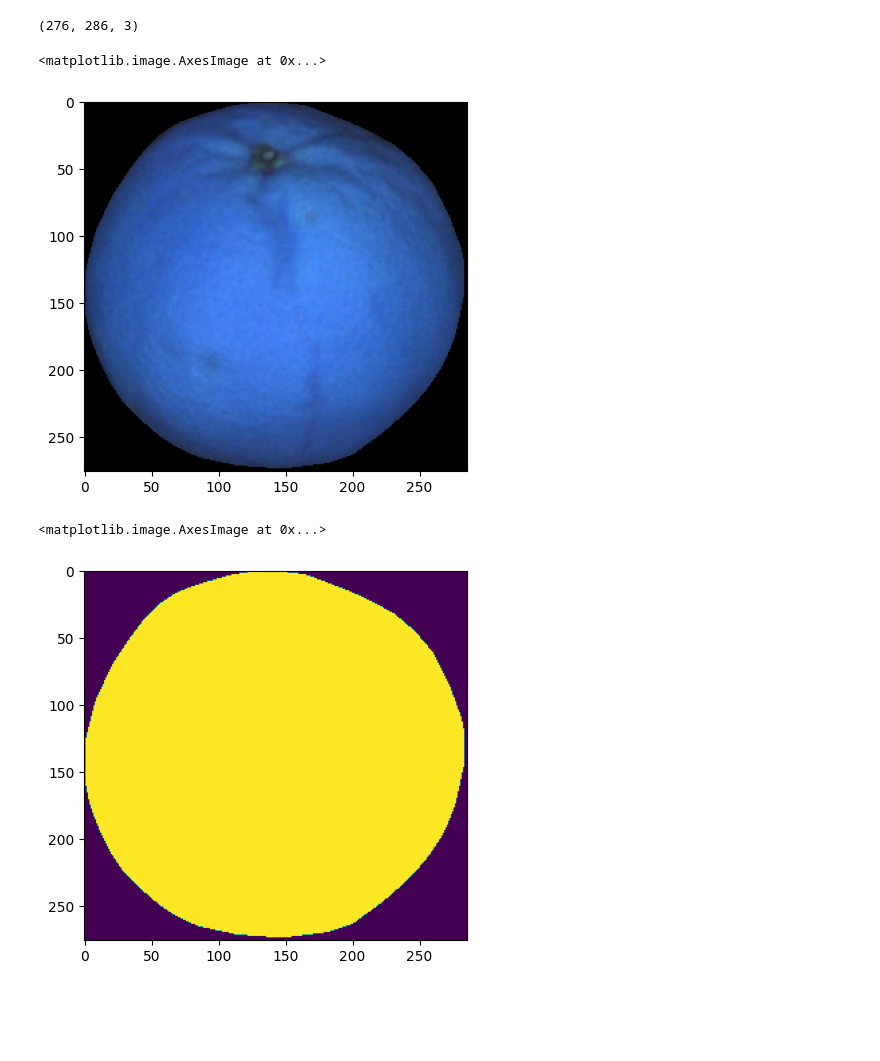
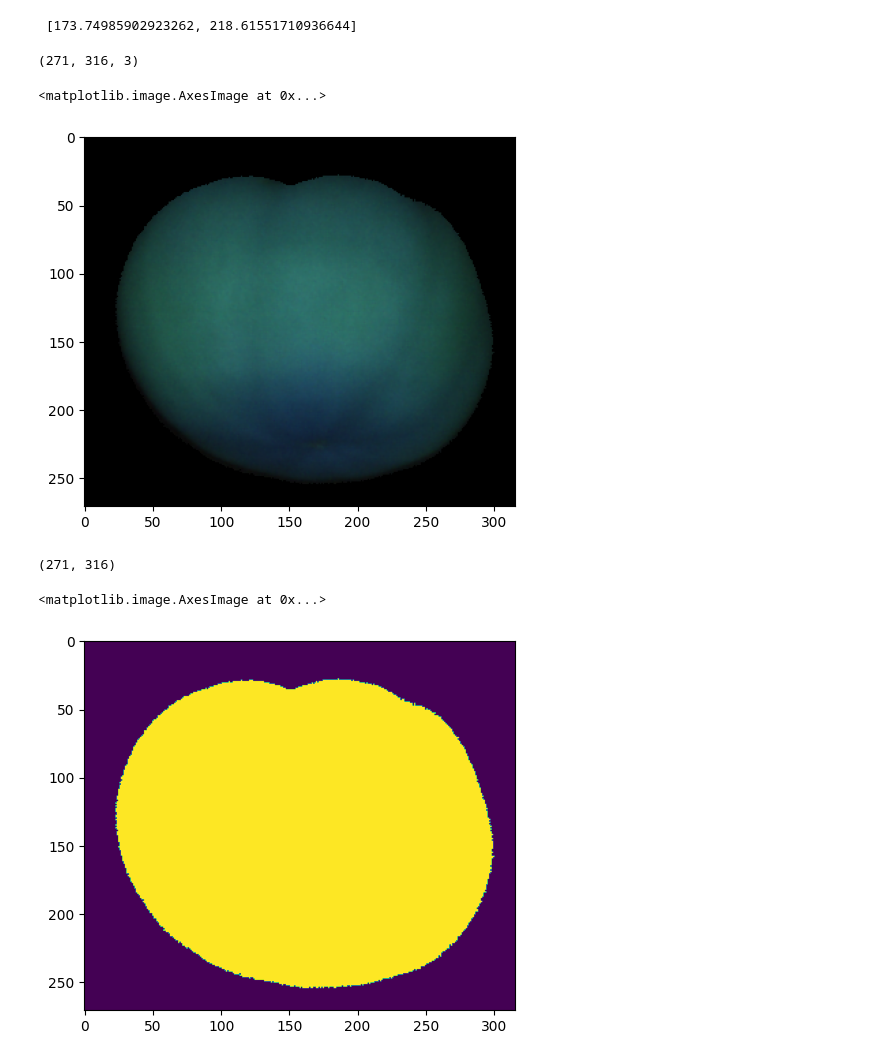
Before and after one commit to CarlaOnate/3D-rotation-paper-implemetnation, a Jupyter notebook: notebook-axes-of-projected-ellipses.ipynb, the cells around one changed output. Cells and saved outputs as stored; diff of their text form; code cells hidden in the pictures; blank space fills up the shorter version.

```diff
--- a/notebook-axes-of-projected-ellipses.ipynb
+++ b/notebook-axes-of-projected-ellipses.ipynb
@@ -5,19 +5,25 @@ import cv2
 import numpy as np
 import covMatrix
 
-image = cv2.imread("./data/oranges/obj0001/im00.png")
+# image = cv2.imread("./data/mandarins/obj0008/im02.png")   # Prolate
+# image = cv2.imread("./data/oranges/obj0002/im01.png")   # Shpere
+image = cv2.imread("./data/tomatoes/obj0002/im02.png")   # Oblate
+# %% [output]
+ [173.74985902923262, 218.61551710936644]
 # %%
 print(image.shape)
 plt.imshow(image)
 # %% [output]
-(276, 286, 3)
+(271, 316, 3)
 <matplotlib.image.AxesImage at 0x...>
-[figure, old version]
+[figure, new version]
 # %%
 gray_img = cv2.cvtColor(image, cv2.COLOR_BGR2GRAY)
-_, mask = cv2.threshold(gray_img, 0, 255, cv2.THRESH_BINARY)
+_, mask = cv2.threshold(gray_img, 0, 1, cv2.THRESH_BINARY)
 unique_values = np.unique(mask)
+print(mask.shape)
 plt.imshow(mask)
 # %% [output]
-<matplotlib.image.AxesImage at 0x...>
+(271, 316)
+<matplotlib.image.AxesImage at 0x...>
-[figure, old version]
+[figure, new version]
```
Also changed, not shown: parts of 3 cells of this notebook, 2 other files.
